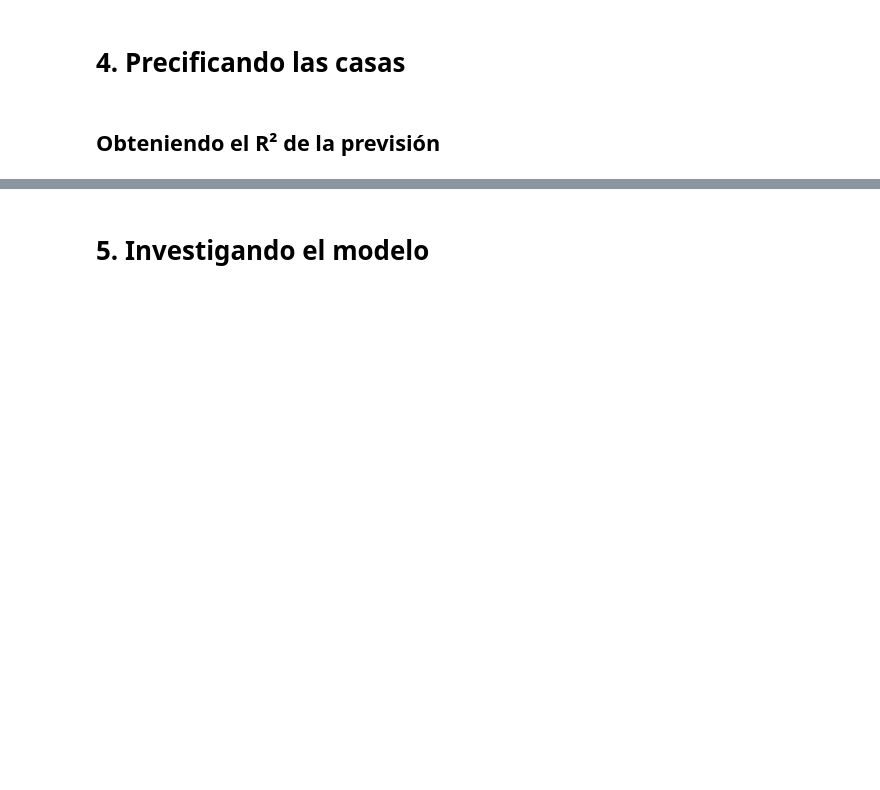
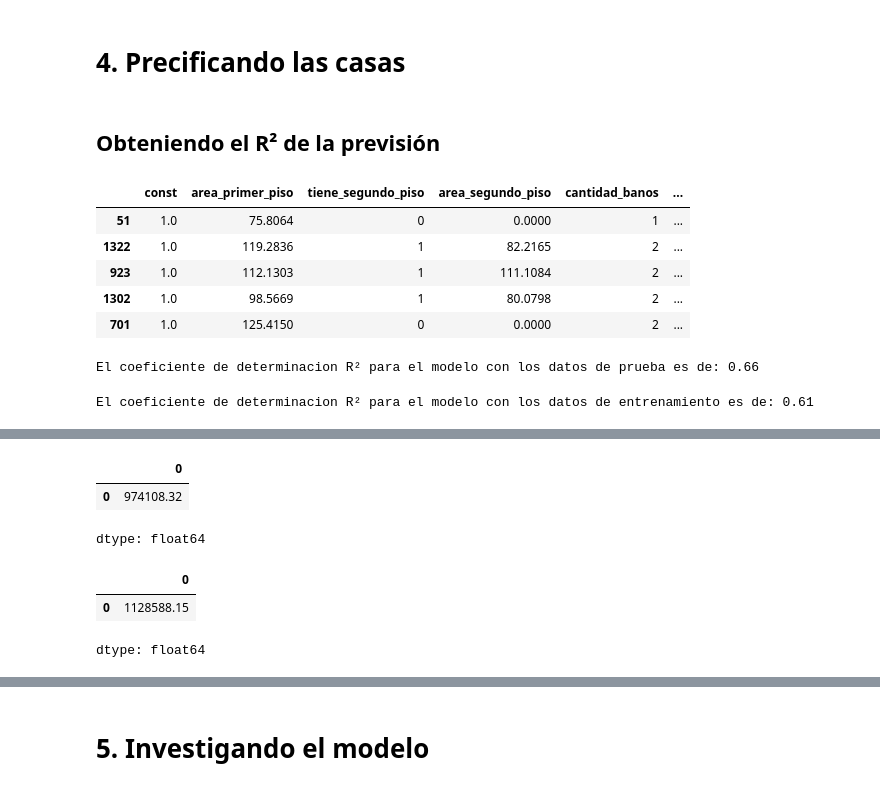
Before and after one commit to leriverah/2145-data-science-probando-relaciones-con-regresion-lineal, a Jupyter notebook: precios_de_inmuebles_regresion_lineal.ipynb, the cells around one changed output, grey strips where cells are left out. Saved outputs shown, nothing was run; the diff lists cells and outputs as text; code cells hidden in the pictures; blank space fills up the shorter version.

Commit message:
Regresion lineal. Modelos

```diff
--- a/precios_de_inmuebles_regresion_lineal.ipynb
+++ b/precios_de_inmuebles_regresion_lineal.ipynb
@@ -363,5 +379,14 @@ Cuál es el modelo?
 ## Obteniendo el R² de la previsión
 # %%
 # Añadiendo una constante en X_test
+x_test = sm.add_constant(x_test)
+x_test.head()
+# %% [output]
+|  | const | area_primer_piso | tiene_segundo_piso | area_segundo_piso | cantidad_banos | ... |
+| 51 | 1.0 | 75.8064 | 0 | 0.0000 | 1 | ... |
+| 1322 | 1.0 | 119.2836 | 1 | 82.2165 | 2 | ... |
+| 923 | 1.0 | 112.1303 | 1 | 111.1084 | 2 | ... |
+| 1302 | 1.0 | 98.5669 | 1 | 80.0798 | 2 | ... |
+| 701 | 1.0 | 125.4150 | 0 | 0.0000 | 2 | ... |
 # %%
 # Previsión con el modelo 3
@@ -372,3 +395,13 @@ Cuál es el modelo?
+# %%
+ # Cuál es el r² de la previsión?
+print(f'El coeficiente de determinacion R² para el modelo con los datos de prueba es de: {modelo_3.rsquared.round(2)}')
+# %% [output]
+El coeficiente de determinacion R² para el modelo con los datos de prueba es de: 0.66
+# %%
+# Cuál es el R² del entrenamiento?
+print(f'El coeficiente de determinacion R² para el modelo con los datos de entrenamiento es de: {round(r2_score(y_test,prevision_3),2)}')
+# %% [output]
+El coeficiente de determinacion R² para el modelo con los datos de entrenamiento es de: 0.61
 # %% [markdown]
 ## Precificando una casa
 
@@ -378,4 +418,14 @@ Cuál es el modelo?
 # %%
 # Cuál es el precio del inmueble de acuerdo con el modelo 0?
+modelo_0.predict(nuevo_inmueble['area_primer_piso']).round(2)
+# %% [output]
+|  | 0 |
+| 0 | 974108.32 |
+dtype: float64
 # %%
 #Cuál es el precio del inmueble de acuerdo con el modelo 3?
+modelo_3.predict(nuevo_inmueble).round(2)
+# %% [output]
+|  | 0 |
+| 0 | 1128588.15 |
+dtype: float64
```
Also changed, not shown: parts of 12 cells of this notebook.
